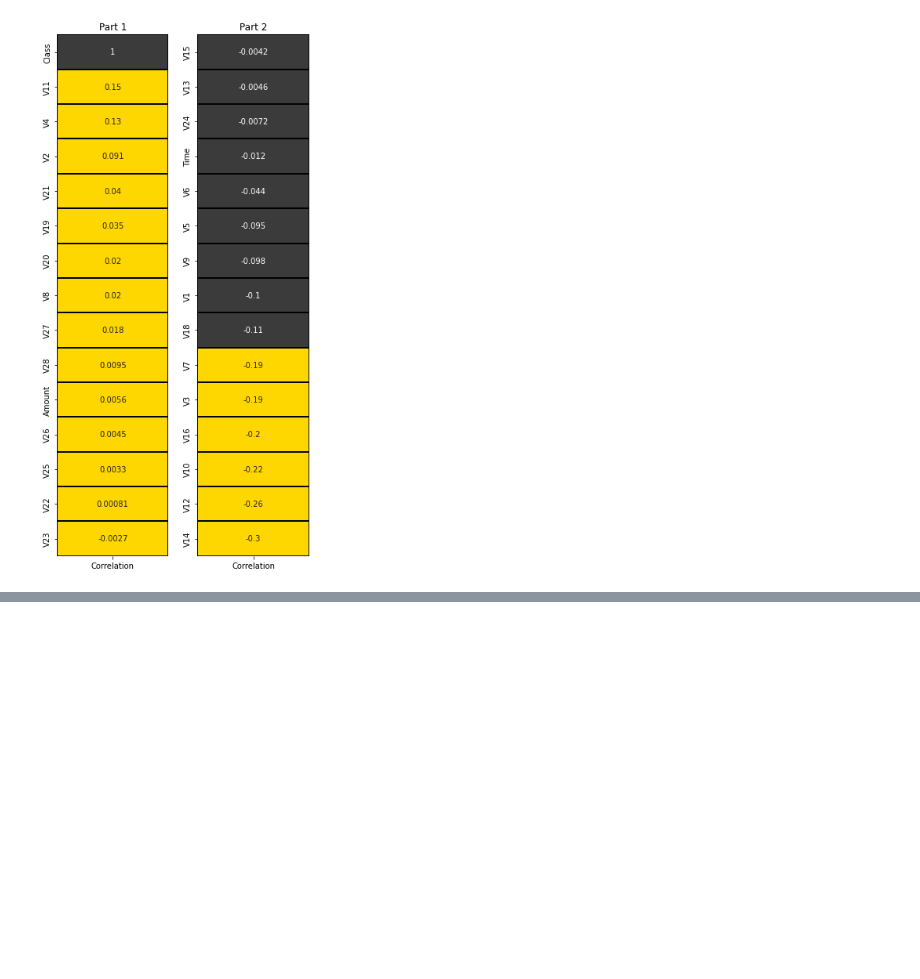
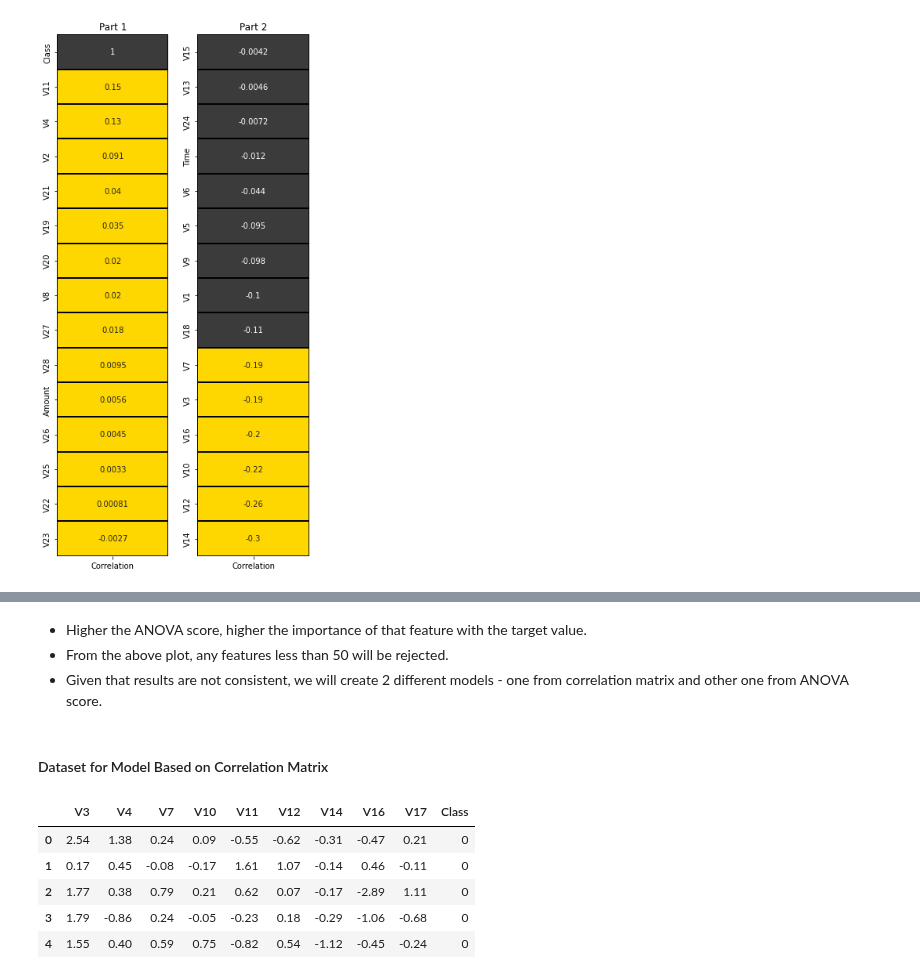
Before and after one commit to mindyng/2022-Business-Projects, a Jupyter notebook: anomaly-detection.ipynb, the cells around one changed output, grey strips where cells are left out. Saved outputs shown, nothing was run; the diff lists cells and outputs as text; code cells hidden in the pictures; blank space fills up the shorter version.

```diff
--- a/anomaly-detection.ipynb
+++ b/anomaly-detection.ipynb
@@ -187,0 +219,16 @@ fig.tight_layout(w_pad = 2)
+# %% [markdown]
+* Higher the ANOVA score, higher the importance of that feature with the target value.
+* From the above plot, any features less than 50 will be rejected.
+* Given that results are not consistent, we will create 2 different models - one from correlation matrix and other one from ANOVA score.
+# %% [markdown]
+#### Dataset for Model Based on Correlation Matrix
+# %%
+df1 = data[['V3','V4','V7','V10','V11','V12','V14','V16','V17','Class']].copy(deep = True)
+df1.head()
+# %% [output]
+|  | V3 | V4 | V7 | V10 | V11 | V12 | V14 | V16 | V17 | Class |
+| 0 | 2.54 | 1.38 | 0.24 | 0.09 | -0.55 | -0.62 | -0.31 | -0.47 | 0.21 | 0 |
+| 1 | 0.17 | 0.45 | -0.08 | -0.17 | 1.61 | 1.07 | -0.14 | 0.46 | -0.11 | 0 |
+| 2 | 1.77 | 0.38 | 0.79 | 0.21 | 0.62 | 0.07 | -0.17 | -2.89 | 1.11 | 0 |
+| 3 | 1.79 | -0.86 | 0.24 | -0.05 | -0.23 | 0.18 | -0.29 | -1.06 | -0.68 | 0 |
+| 4 | 1.55 | 0.40 | 0.59 | 0.75 | -0.82 | 0.54 | -1.12 | -0.45 | -0.24 | 0 |
```
Also changed, not shown: parts of 10 cells of this notebook.
